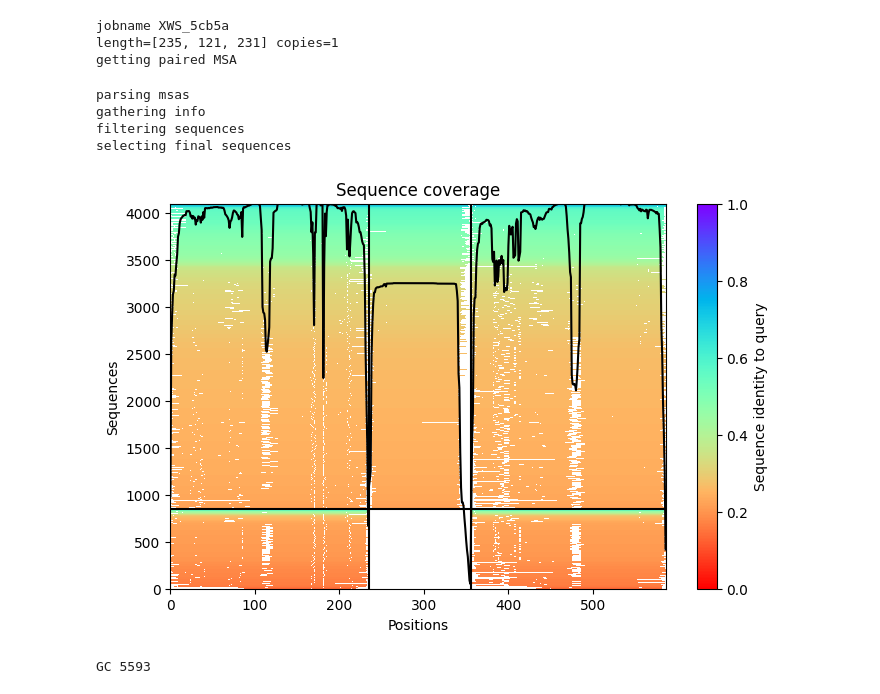
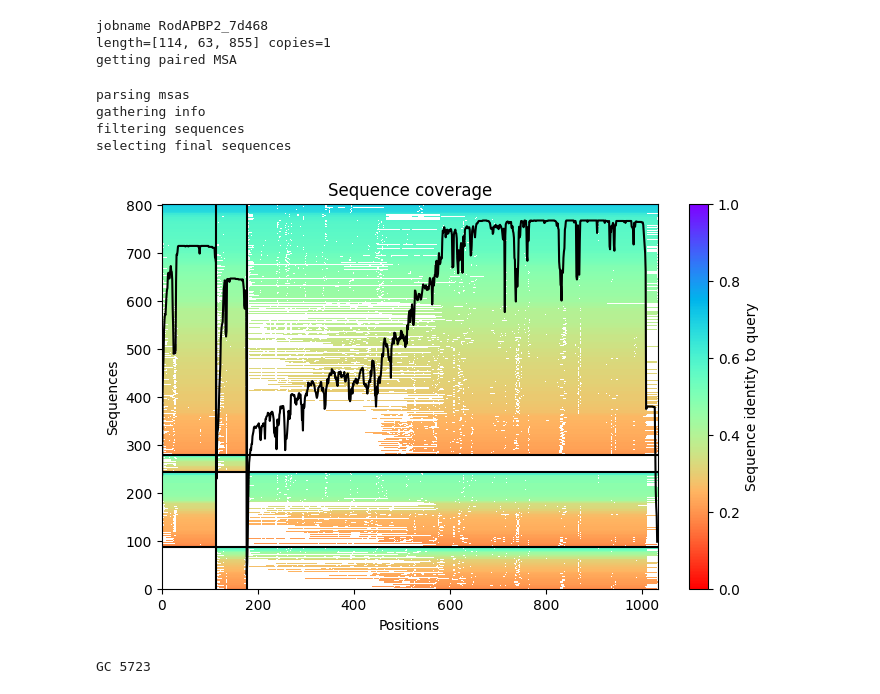
Before and after one commit to MishterBluesky/CoEVFold, a Jupyter notebook: Co_EVFold_Multiplex.ipynb, the cells around one changed output. Drawn from its saved outputs; the diff is of its cells as text; code cells hidden in the pictures.

```diff
--- a/Co_EVFold_Multiplex.ipynb
+++ b/Co_EVFold_Multiplex.ipynb
@@ -247,6 +271,6 @@ Job_3: 1 chain(s) (D) - Length: 231
 # %%
 #@title prep_inputs
-jobname = "XWS" #@param {type:"string"}
+jobname = "RodA-PBP2" #@param {type:"string"}
 copies = 1
 #@markdown **MSA options**
 msa_method = "mmseqs2" #@param ["mmseqs2","single_sequence", "custom_fas", "custom_a3m", "custom_sto"]
@@ -423,37 +447,37 @@ if use_templates:
       copies=copies,
       propagate_to_copies=propagate_to_copies,
       use_seq=not rm_sequence,
       get_pdb_fn=get_pdb,
       align_fn=run_do_not_align if do_not_align else run_hhalign)
     batches.append(batch)
 
   # for display
   plt.figure(figsize=(3*len(batches),3))
   for n,batch in enumerate(batches):
     plt.subplot(1,len(batches),n+1)
     plt.title(f"template features {n+1}")
     dgram = batch["dgram"].argmax(-1).astype(float)
     dgram[batch["dgram"].sum(-1) == 0] = np.nan
     Ln = dgram.shape[0]
     plt.imshow(dgram, extent=(0, Ln, Ln, 0))
     predict.plot_ticks(Ls * copies)
   plt.savefig(f"{jobname}/template_feats.png", dpi=200, bbox_inches='tight')
   plt.show()
 else:
   batches = [None]
 
 ################
 print("GC",gc.collect())
 # %% [output]
-jobname XWS_5cb5a
-length=[235, 121, 231] copies=1
+jobname RodAPBP2_7d468
+length=[114, 63, 855] copies=1
 getting paired MSA
 parsing msas
 gathering info
 filtering sequences
 selecting final sequences
-[figure, old version]
+[figure, new version]
-GC 5593
+GC 5723
 # %%
 # IMPORTANT, only tested using PYTHON 3!
 import numpy as np
```
Also changed, not shown: parts of 15 cells of this notebook.
